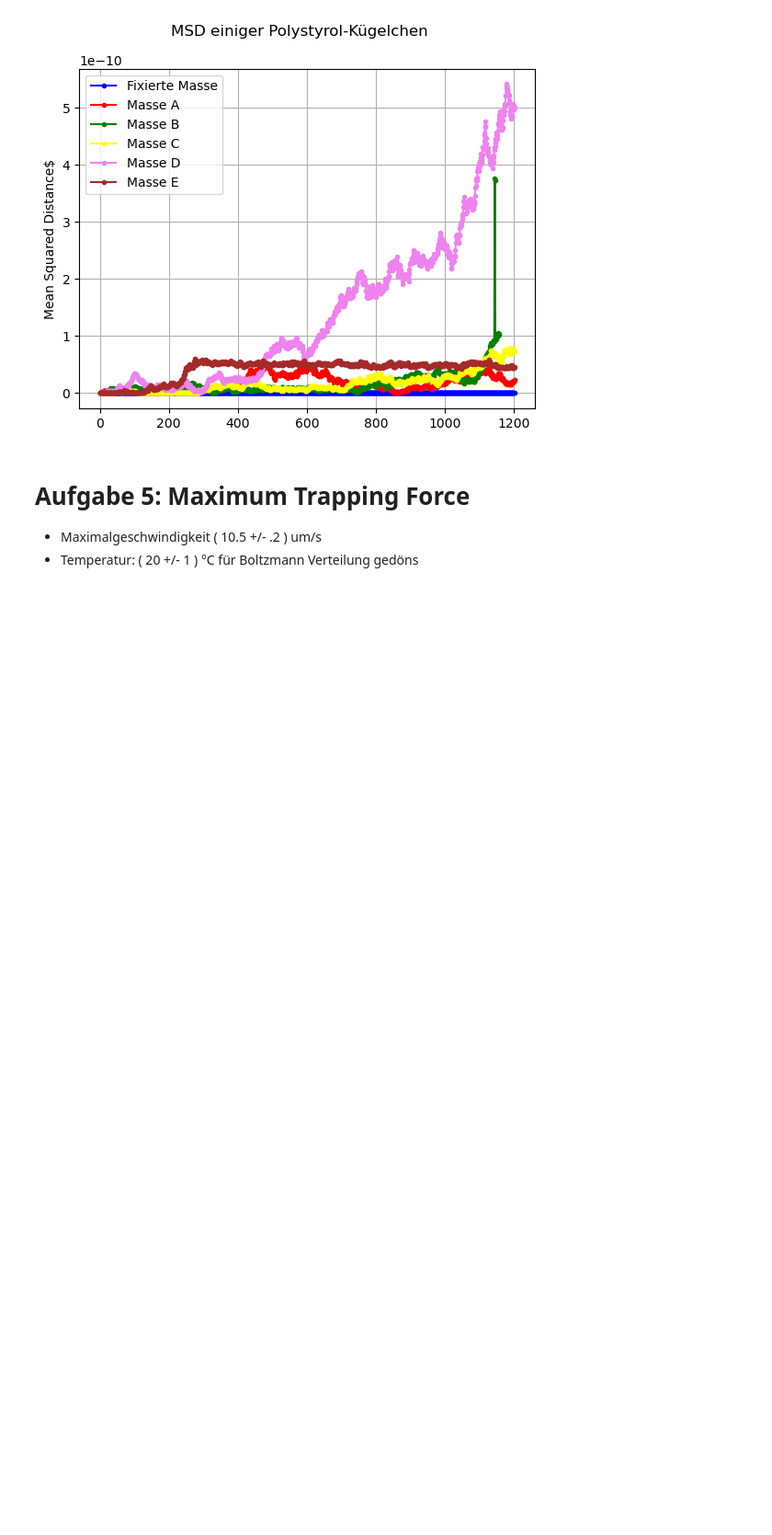
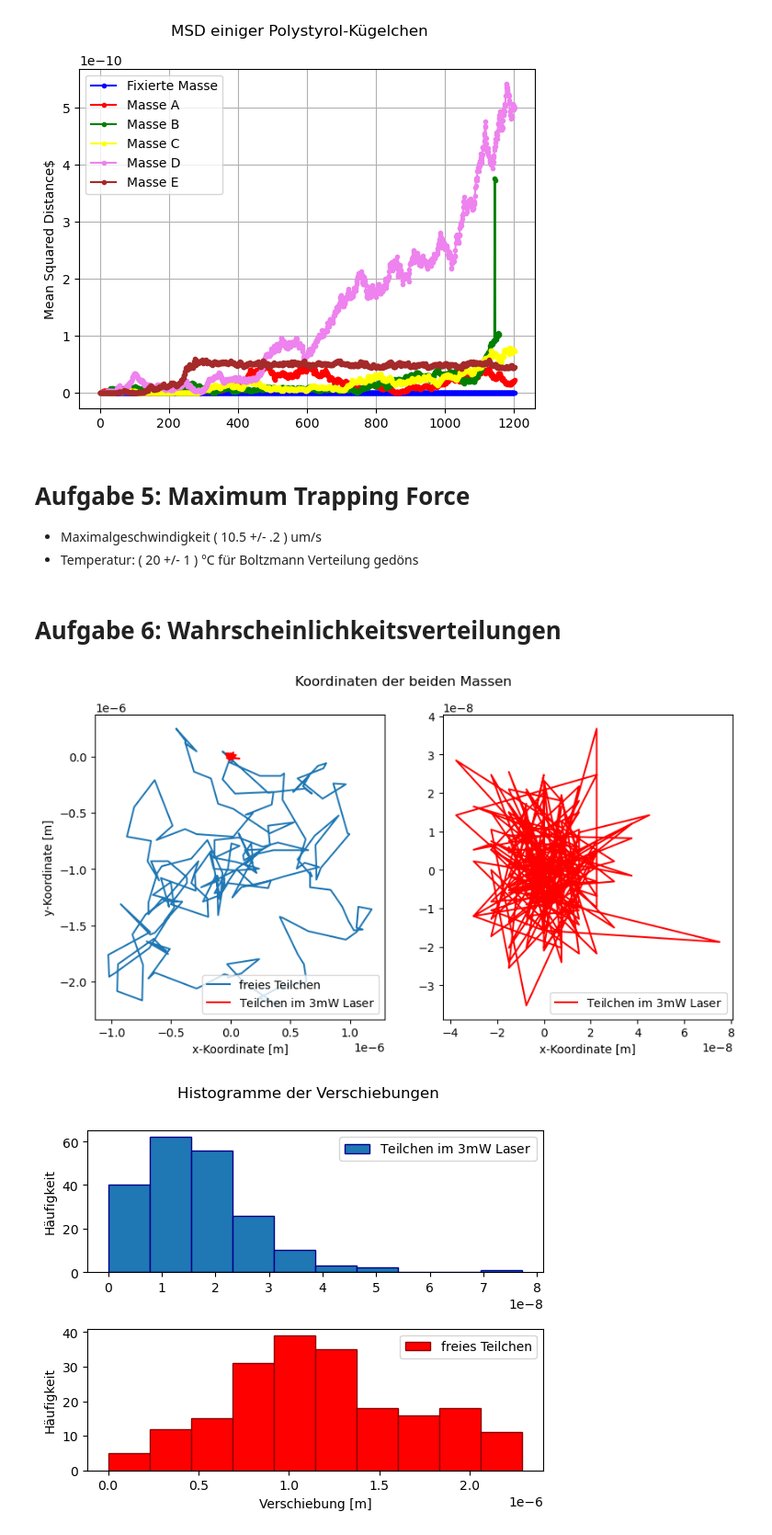
Before and after one commit to MRNock04/P3, a Jupyter notebook: Optische Pinzette/Auswertung.ipynb, the cells around one changed output. Shown: that part at 92% size. Drawn from its saved outputs; the diff is of its cells as text; code cells hidden in the pictures; blank space fills up the shorter version.

```diff
--- a/Optische Pinzette/Auswertung.ipynb
+++ b/Optische Pinzette/Auswertung.ipynb
@@ -104,3 +104,55 @@ for i in range(np.size(msd_fixed)): msd_fixed_avg[i] = np.sum(msd_fixed[:i-1])
 # Aufgabe 5: Maximum Trapping Force
 - Maximalgeschwindigkeit ( 10.5 +/- .2 ) um/s
 - Temperatur: ( 20 +/- 1 ) °C für Boltzmann Verteilung gedöns
+# %% [markdown]
+# Aufgabe 6: Wahrscheinlichkeitsverteilungen
+# %%
+# auswählen der beiden Massepunkte
+free = mass_C
+trapped = fixed_mass
+
+# erstellen der einzelnen Datensätze
+xfree = free[1][0:200]
+yfree = free[2][0:200]
+
+xtrapped = trapped[1][0:200]
+ytrapped = trapped[2][0:200]
+
+sdfree = np.sqrt((xfree-xfree[0]) ** 2 + (yfree-yfree[0]) ** 2)
+sdtrapped = np.sqrt((xtrapped-xtrapped[0]) ** 2 + (ytrapped-ytrapped[0]) ** 2)
+
+# plotten der Koordinaten
+def mid(list):
+    return list - list[0]
+
+fig, ax = plt.subplots(1,2, gridspec_kw={'wspace':0.2, 'hspace':0.2})
+fig.set_figwidth(10)
+
+ax[0].plot(mid(xfree),mid(yfree), label='freies Teilchen')
+ax[0].plot(mid(xtrapped),mid(ytrapped), color='r', label='Teilchen im $3$mW Laser')
+ax[1].plot(mid(xtrapped),mid(ytrapped), color='r', label='Teilchen im $3$mW Laser')
+
+plt.suptitle('Koordinaten der beiden Massen')
+ax[0].legend()
+ax[1].legend()
+
+ax[0].set(xlabel='x-Koordinate [m]', ylabel='y-Koordinate [m]')
+ax[1].set(xlabel='x-Koordinate [m]', ylabel='')
+plt.show()
+
+# plotten der Wkt.-Verteilungen
+fig, ax = plt.subplots(2, gridspec_kw={'wspace':0.4,'hspace':0.4})
+ax[0].hist(sdtrapped, bins=10, edgecolor='darkblue', label='Teilchen im $3$mW Laser')
+ax[1].hist(sdfree, bins=10, color='r', edgecolor='darkred', label='freies Teilchen')
+
+plt.suptitle('Histogramme der Verschiebungen')
+ax[0].legend()
+ax[1].legend()
+
+ax[0].set(xlabel='', ylabel='Häufigkeit')
+ax[1].set(xlabel='Verschiebung [m]', ylabel='Häufigkeit')
+plt.savefig('Histogramme.png')
+plt.show()
+# %% [output]
+[figure, added]
+[figure, added]
```
